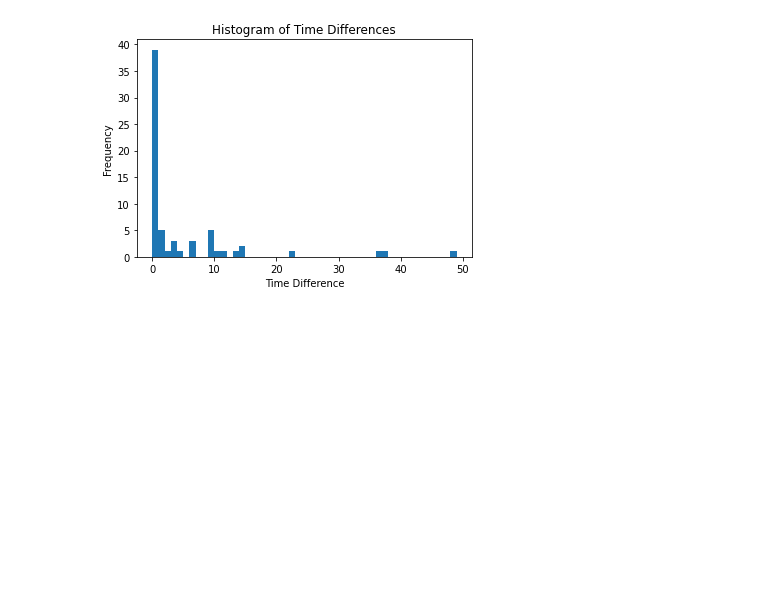
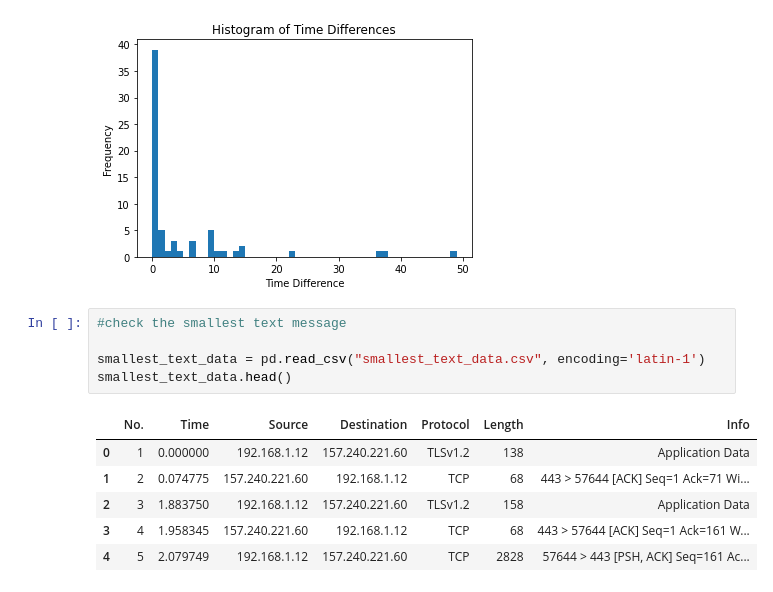
Before and after one commit to NoaAmichai/Computer_networks_final_project, a Jupyter notebook: project.ipynb, the cells around one changed output. Saved outputs shown, nothing was run; the diff lists cells and outputs as text; blank space fills up the shorter version.

```diff
--- a/project.ipynb
+++ b/project.ipynb
@@ -321,3 +321,15 @@ plt.title('Histogram of Time Differences')
 plt.show()
 # %% [output]
 [figure]
+# %%
+#check the smallest text message
+
+smallest_text_data = pd.read_csv("smallest_text_data.csv", encoding='latin-1')
+smallest_text_data.head()
+# %% [output]
+|  | No. | Time | Source | Destination | Protocol | Length | Info |
+| 0 | 1 | 0.000000 | 192.168.1.12 | 157.240.221.60 | TLSv1.2 | 138 | Application Data |
+| 1 | 2 | 0.074775 | 157.240.221.60 | 192.168.1.12 | TCP | 68 | 443 > 57644 [ACK] Seq=1 Ack=71 Wi... |
+| 2 | 3 | 1.883750 | 192.168.1.12 | 157.240.221.60 | TLSv1.2 | 158 | Application Data |
+| 3 | 4 | 1.958345 | 157.240.221.60 | 192.168.1.12 | TCP | 68 | 443 > 57644 [ACK] Seq=1 Ack=161 W... |
+| 4 | 5 | 2.079749 | 192.168.1.12 | 157.240.221.60 | TCP | 2828 | 57644 > 443 [PSH, ACK] Seq=161 Ac... |
```
Also changed, not shown: parts of 1 cell of this notebook, 2 other files.
